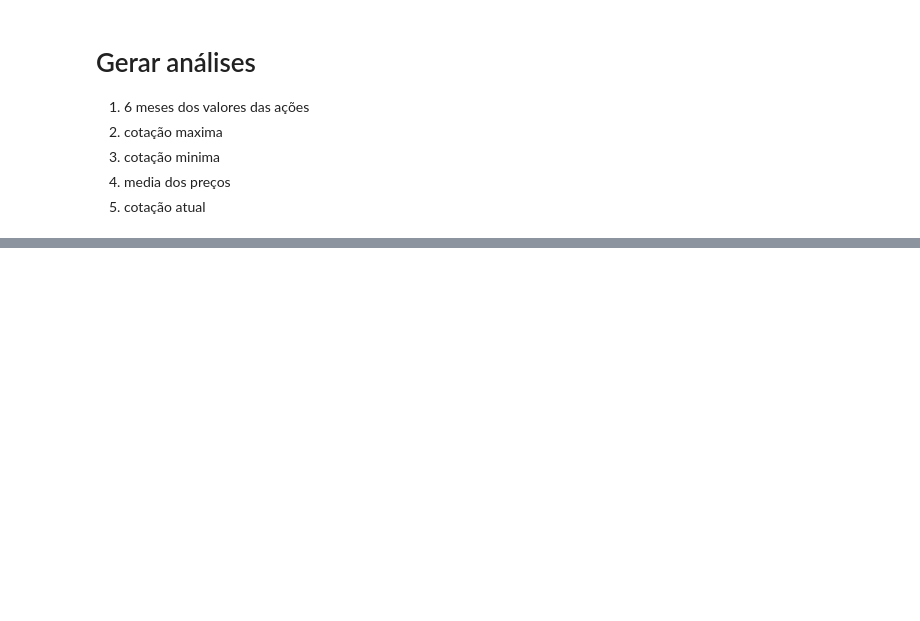
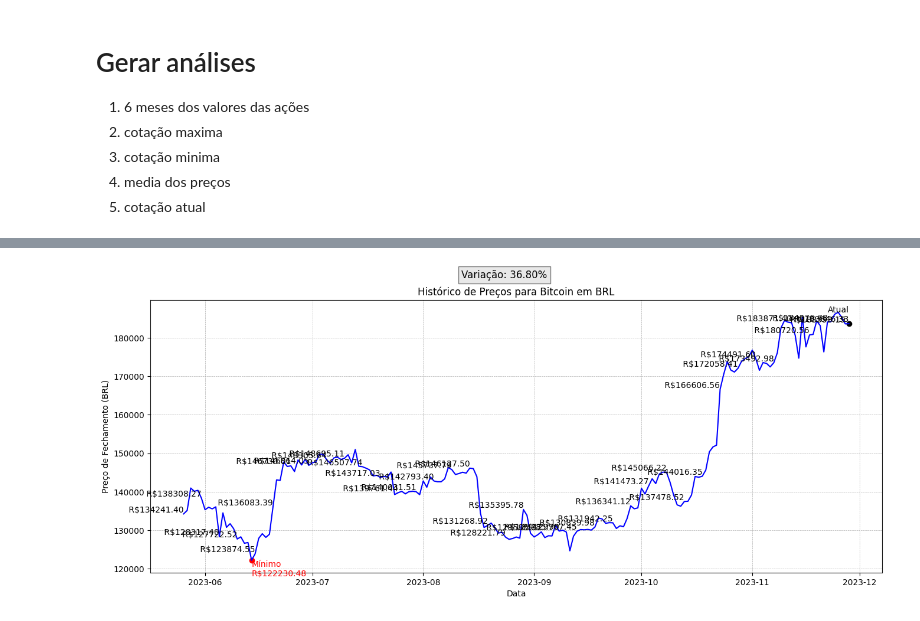
Before and after one commit to luisfernandogbraga/PROJETO_PESSOAL_ACOES, a Jupyter notebook: automação de processos.ipynb, the cells around one changed output, grey strips where cells are left out. Drawn from its saved outputs; the diff is of its cells as text; code cells hidden in the pictures; blank space fills up the shorter version.

```diff
--- a/automação de processos.ipynb
+++ b/automação de processos.ipynb
@@ -132,0 +176,54 @@ plt.show()
+# %%
+# Ticker para o Bitcoin em Real (BRL)
+ticker_btc_brl = 'BTC'
+
+# Obtenha o histórico de preços para o Bitcoin em relação ao Real (BRL)
+historico_btc_brl = cryptocompare.get_historical_price_day(
+    ticker_btc_brl,
+    currency='BRL',
+    limit=186  # número de dias de histórico desejado
+)
+
+# Crie um DataFrame para facilitar a manipulação dos dados
+df_btc_brl = pd.DataFrame(historico_btc_brl)
+df_btc_brl['time'] = pd.to_datetime(df_btc_brl['time'], unit='s')  # Converta a coluna de tempo para o formato datetime
+df_btc_brl.set_index('time', inplace=True)  # Defina a coluna de tempo como índice
+
+# Encontrando o ponto mínimo no período
+ponto_minimo_btc_brl = df_btc_brl['close'].idxmin()
+valor_ponto_minimo_btc_brl = df_btc_brl['close'].min()
+
+# Calculando a variação percentual
+porcentagem_mudanca_btc_brl = ((df_btc_brl['close'].iloc[-1] - df_btc_brl['close'].iloc[0]) / df_btc_brl['close'].iloc[0]) * 100
+
+# Imprimindo informações sobre a mudança percentual no gráfico
+info_text_btc_brl = f'Variação: {porcentagem_mudanca_btc_brl:.2f}%'
+plt.figure(figsize=(16, 6))
+plt.figtext(0.5, 0.95, info_text_btc_brl, ha='center', va='center', fontsize=12, bbox=dict(facecolor='lightgray', alpha=0.5))
+
+# Configurando o gráfico
+plt.plot(df_btc_brl['close'], label='Preço de Fechamento', color='blue')
+
+# Adicionando linhas de grade
+plt.grid(True, which='both', linestyle='--', linewidth=0.5)
+
+# Adicionando o preço do Bitcoin em cada ponto do gráfico
+for i in range(0, len(df_btc_brl), 5):
+    plt.text(df_btc_brl.index[i], df_btc_brl['close'].iloc[i], f' R${df_btc_brl["close"].iloc[i]:.2f}', fontsize=10, ha='right', va='bottom')
+
+# Adicionando marcador para o ponto mínimo com valor e rótulo "Mínimo" (cor verde)
+plt.scatter(ponto_minimo_btc_brl, valor_ponto_minimo_btc_brl, color='red')
+plt.text(ponto_minimo_btc_brl, valor_ponto_minimo_btc_brl, f'Mínimo\nR${valor_ponto_minimo_btc_brl:.2f}', fontsize=10, ha='left', va='top', color='red')
+
+# Adicionando marcador para o preço atual com valor e rótulo "Atual" (cor vermelha)
+plt.scatter(df_btc_brl.index[-1], df_btc_brl['close'].iloc[-1], color='black')
+plt.text(df_btc_brl.index[-1], df_btc_brl['close'].iloc[-1], f'Atual\nR${df_btc_brl["close"].iloc[-1]:.2f}', fontsize=10, ha='right', va='bottom', color='black')
+
+# Adicionando rótulos e título
+plt.xlabel('Data')
+plt.ylabel('Preço de Fechamento (BRL)')
+plt.title(f'Histórico de Preços para Bitcoin em BRL')
+
+plt.show()
+# %% [output]
+[figure, added]
```
Also changed, not shown: parts of 8 cells of this notebook.
